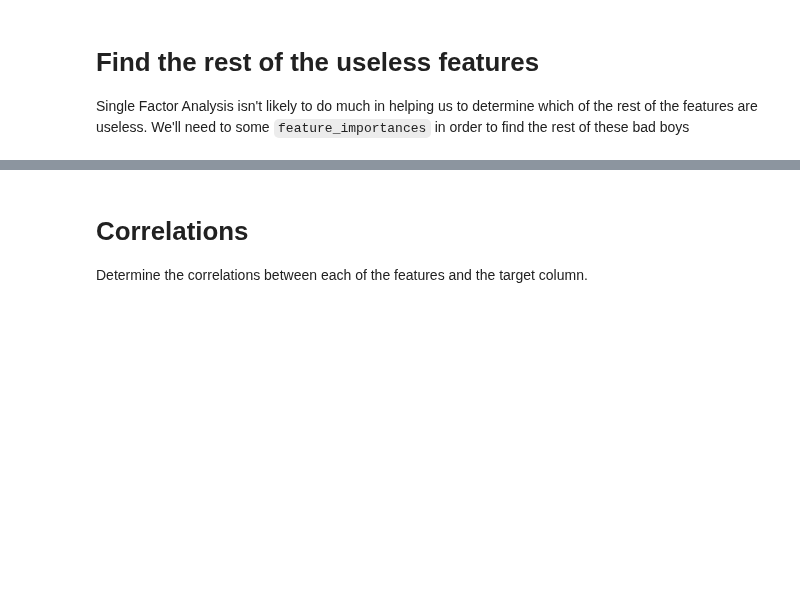
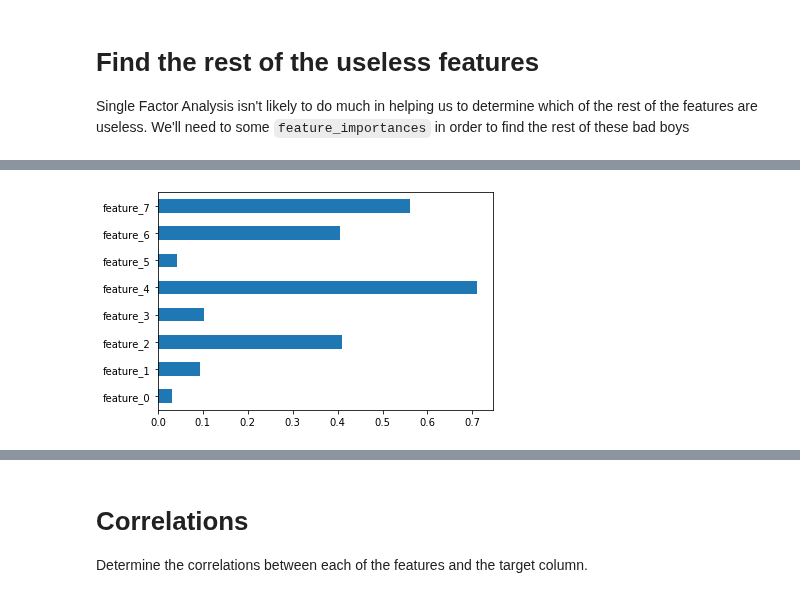
Before and after one commit to MafaldaPaco/batch3-workspace, a Jupyter notebook: S01/SLU16 - Data Sufficiency and Selection/Exercise notebook.ipynb, the cells around one changed output, grey strips where cells are left out. Saved outputs shown, nothing was run; the diff lists cells and outputs as text; code cells hidden in the pictures; blank space fills up the shorter version.

```diff
--- a/S01/SLU16 - Data Sufficiency and Selection/Exercise notebook.ipynb
+++ b/S01/SLU16 - Data Sufficiency and Selection/Exercise notebook.ipynb
@@ -137,27 +129,29 @@ feature_importances.plot.barh();
 # %%
 # Now let's import and train the classifier and get the feature importance using
 # the X_1 DataFrame
 
 # First import a LogisticRegression
 
-# from sklearn... import ...
+from sklearn.linear_model import LogisticRegression
 
 # YOUR CODE HERE
-raise NotImplementedError()
-
 # Create your classifier, assign it to the clf variable and then
 # train it on X_1 and y
-clf = None
+clf = LogisticRegression(solver='lbfgs', random_state=1)
+clf.fit(X_1, y)
+
 
 # once the classifier is trained, set the coefs_ here
 # make it a pandas series with the index being the column names
 # so that we can visualize the results
 # BE SURE to take the absolute value of the coefs
-abs_coefs = None
+abs_coefs = pd.Series(abs(clf.coef_[0, :]), index=X_1.columns)
+abs_coefs.plot.barh();
 
 # set the solver='lbfgs' and random_state=1 or the tests won't pass!
 # YOUR CODE HERE
-raise NotImplementedError()
+# %% [output]
+[figure, added]
 # %%
 ### BEGIN TESTS
 assert isinstance(clf, LogisticRegression), 'The classifier must be a logistic regression'
```
Also changed, not shown: parts of 16 cells of this notebook.
